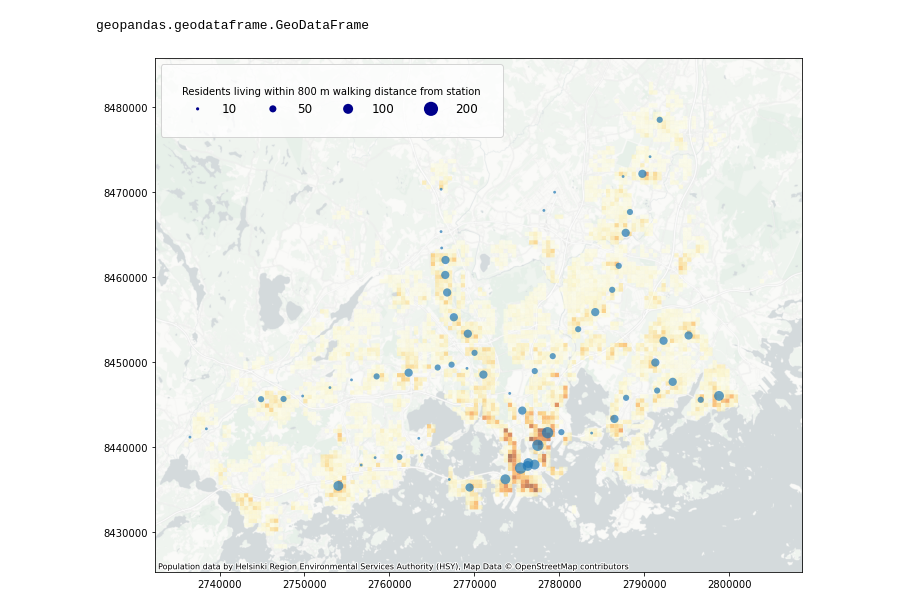
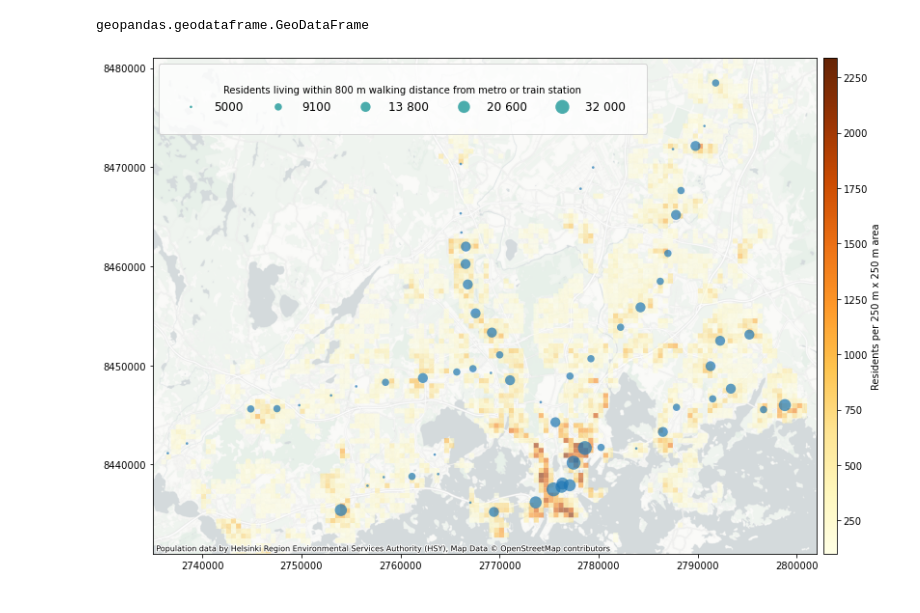
Before and after one commit to AutoGIS-2020/exercise-5-KristiinaKoivu, a Jupyter notebook: docs/prob_1_v2.ipynb, the cells around one changed output. Cells and saved outputs as stored; diff of their text form; code cells hidden in the pictures.

```diff
--- a/docs/prob_1_v2.ipynb
+++ b/docs/prob_1_v2.ipynb
@@ -180,13 +181,21 @@ geopandas.geodataframe.GeoDataFrame
 fig, ax = plt.subplots(figsize=(12,8))
 
 
-# Add population grid to plot
-pop.plot(ax=ax, column="asukkaita", cmap="YlOrBr", alpha=0.6)
+# Add population grid to plot and modify the legend
+divider = make_axes_locatable(ax)
+cax = divider.append_axes("right", size="2%", pad=0.1)
+pop.plot(ax=ax,
+         column="asukkaita",
+         cmap="YlOrBr", alpha=0.6,
+         legend=True,
+         legend_kwds={'label': "Residents per 250 m x 250 m area"},
+         cax=cax
+         )
 
 
 ## Create lists of lon and lat values
-x = points['geometry'].apply(lambda p: p.x) #points.loc[p,'geometry'].x
-y = points['geometry'].apply(lambda p: p.y) #points.loc[p,'geometry'].y
+x = points['geometry'].apply(lambda p: p.x)
+y = points['geometry'].apply(lambda p: p.y)
 
 
 ## Create list of resident sums as classified values
@@ -195,46 +204,54 @@ classifier = mapclassify.NaturalBreaks.make(k=5)
 
 # Classify the data
 points["class"] = points[['residents_sum']].apply(classifier)
-sizes = [points["class"]*30+8]
-
+sizes = [points["class"]*50+7]
 
 # Add residents amounts as a scatter plot to plot
 #points.scatter(ax=ax, column="residents_sum")
-ax.scatter(x, y, zorder=10, s=sizes, cmap="dimgrey", alpha=0.7, edgecolors='none')
+ax.scatter(x, y, s=sizes, cmap="dimgrey", alpha=0.7, edgecolors='none')
 
 ## Adding basemap
 # Specify the basemap style to use
 style = "light_nolabels"
 cartodb_url = 'https://a.basemaps.cartocdn.com/%s/{z}/{x}/{y}.png' % style
 
 ## Add attribution
 credits = "Population data by Helsinki Region Environmental Services Authority (HSY), Map Data © OpenStreetMap contributors"
 
 # Add basemap with `OSM_A` style
 ctx.add_basemap(ax, attribution=credits, source=cartodb_url)
 
 
 # Remove the empty white-space around the axes
 plt.tight_layout()
 
 
 ## Add legends
-# Legend for point data
-l1 = plt.scatter([],[], s=10, color="darkblue", edgecolors='none')
-l2 = plt.scatter([],[], s=50, color="darkblue", edgecolors='none')
-l3 = plt.scatter([],[], s=100, color="darkblue", edgecolors='none')
-l4 = plt.scatter([],[], s=200, color="darkblue", edgecolors='none')
+# Legend for point data (values fetched from the graph presenting how resident amount data is reclassified with the Natural Breaks)
+l1 = plt.scatter([],[], s=7, color="darkcyan", edgecolors='none', zorder=10, alpha=0.7)
+l2 = plt.scatter([],[], s=57, color="darkcyan", edgecolors='none', zorder=10, alpha=0.7)
+l3 = plt.scatter([],[], s=107, color="darkcyan", edgecolors='none', zorder=10, alpha=0.7)
+l4 = plt.scatter([],[], s=157, color="darkcyan", edgecolors='none', zorder=10, alpha=0.7)
+l5 = plt.scatter([],[], s=207, color="darkcyan", edgecolors='none', zorder=10, alpha=0.7)
 
-labels = ["10", "50", "100", "200"]
+labels = ["5000", "9100", "13 800", "20 600", "32 000"]
 
-ax.legend([l1, l2, l3, l4], labels, ncol=4, frameon=True, fontsize=12,
+ax.legend([l1, l2, l3, l4, l5], labels, ncol=5, frameon=True, fontsize=12,
 handlelength=2, loc = 2, borderpad = 1.8,
-handletextpad=1, title='Residents living within 800 m walking distance from station', scatterpoints = 1)
-
-# Legend for grid data
+handletextpad=1, title='Residents living within 800 m walking distance from metro or train station', scatterpoints = 1)
 
 
 # Disable scientific notation
 ax.ticklabel_format(style='plain')
+
+
+# Crop the figure
+ax.set_xlim(2735000, 2802000)
+ax.set_ylim(8431000, 8481000)
+
+
+# Save the figure as png file with resolution of 300 dpi
+outfp = r"data/static_map.png"
+plt.savefig(outfp, dpi=300)
 # %% [output]
-[figure, old version]
+[figure, new version]
```
Also changed, not shown: parts of 1 cell of this notebook, 1 other file.
